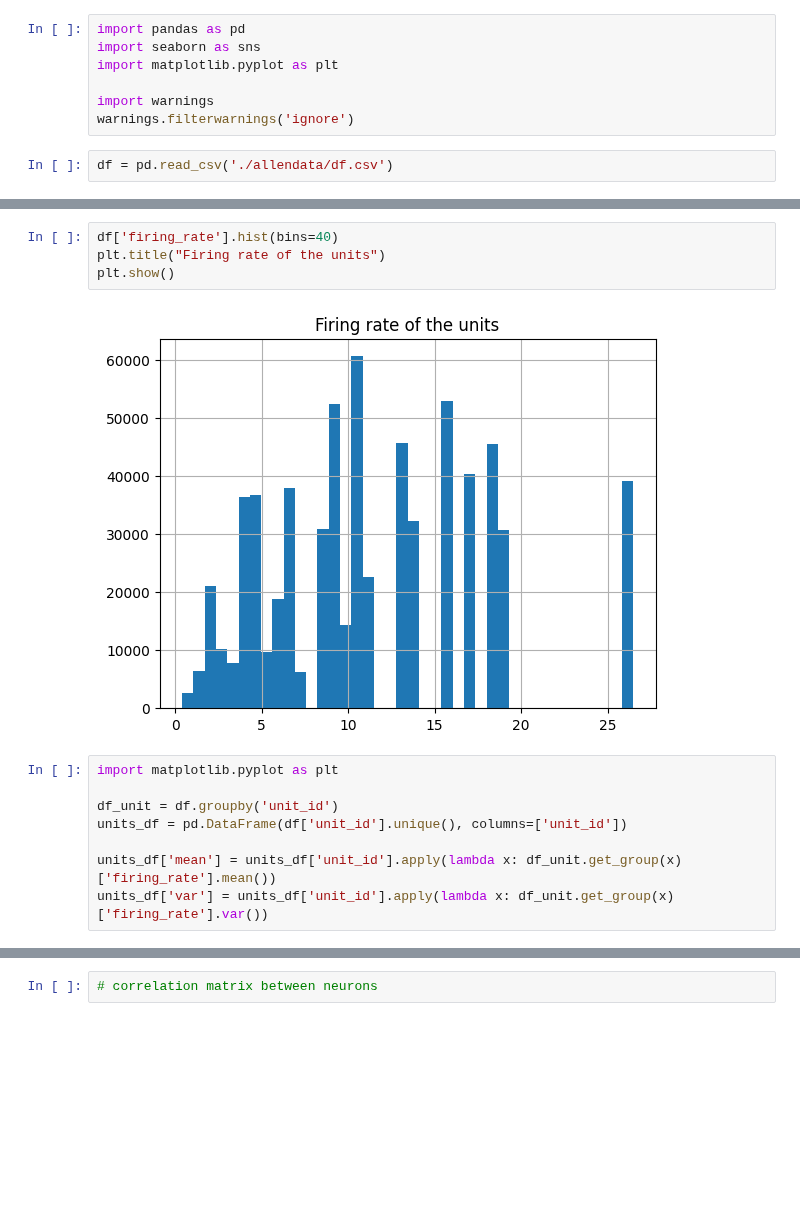
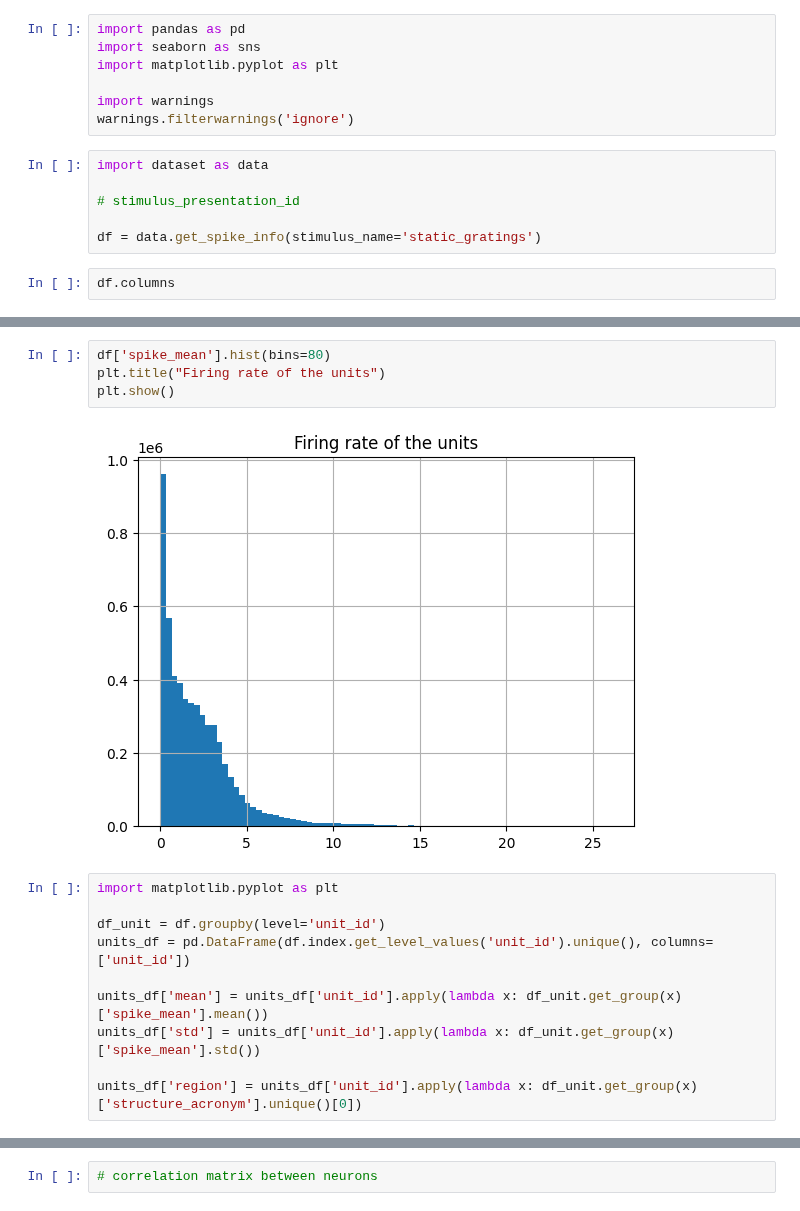
Before and after one commit to tebe-nigrelli/MMN-Group-Project, a Jupyter notebook: 03_Classification.ipynb, the cells around one changed output, grey strips where cells are left out. Saved outputs shown, nothing was run; the diff lists cells and outputs as text; blank space fills up the shorter version.

```diff
--- a/03_Classification.ipynb
+++ b/03_Classification.ipynb
@@ -5,5 +5,11 @@ import matplotlib.pyplot as plt
 
 import warnings
 warnings.filterwarnings('ignore')
+# %%
+import dataset as data
+
+# stimulus_presentation_id
+
+df = data.get_spike_info(stimulus_name='static_gratings')
 # %%
-df = pd.read_csv('./allendata/df.csv')
+df.columns
@@ -41,17 +35,19 @@ Index(['spike_time', 'stimulus_presentation_id', 'unit_id',
 # %%
-df['firing_rate'].hist(bins=40)
+df['spike_mean'].hist(bins=80)
 plt.title("Firing rate of the units")
 plt.show()
 # %% [output]
-[figure, old version]
+[figure, new version]
 # %%
 import matplotlib.pyplot as plt
 
-df_unit = df.groupby('unit_id')
-units_df = pd.DataFrame(df['unit_id'].unique(), columns=['unit_id'])
+df_unit = df.groupby(level='unit_id')
+units_df = pd.DataFrame(df.index.get_level_values('unit_id').unique(), columns=['unit_id'])
 
-units_df['mean'] = units_df['unit_id'].apply(lambda x: df_unit.get_group(x)['firing_rate'].mean())
-units_df['var'] = units_df['unit_id'].apply(lambda x: df_unit.get_group(x)['firing_rate'].var())
+units_df['mean'] = units_df['unit_id'].apply(lambda x: df_unit.get_group(x)['spike_mean'].mean())
+units_df['std'] = units_df['unit_id'].apply(lambda x: df_unit.get_group(x)['spike_mean'].std())
+
+units_df['region'] = units_df['unit_id'].apply(lambda x: df_unit.get_group(x)['structure_acronym'].unique()[0])
 # %%
 # Create subplots: 1 row, 2 columns
 fig, axes = plt.subplots(1, 2, figsize=(12, 6))
```
Also changed, not shown: parts of 14 cells of this notebook.
